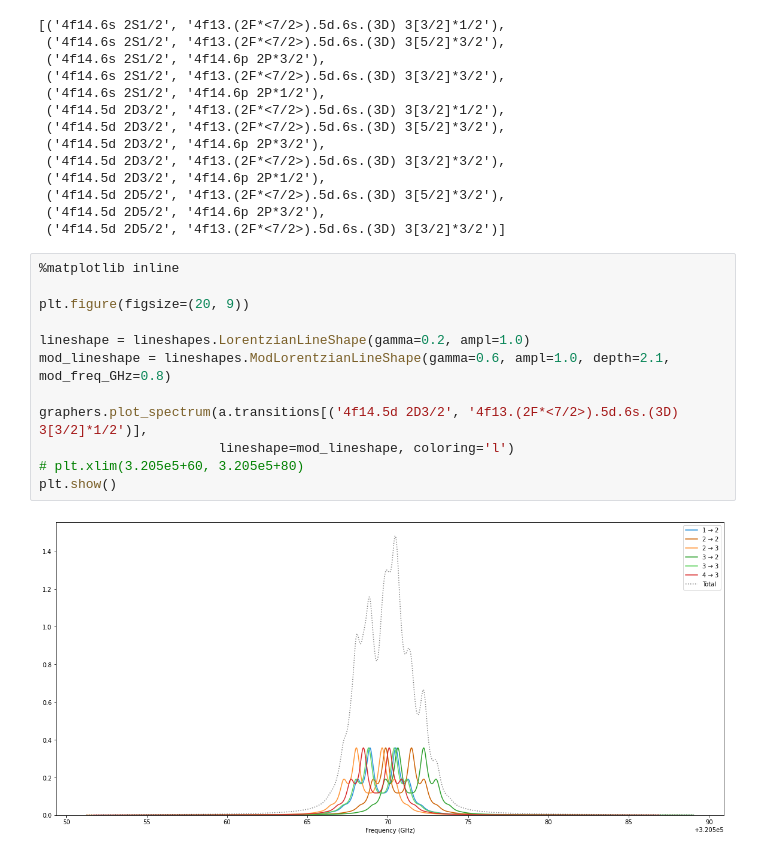
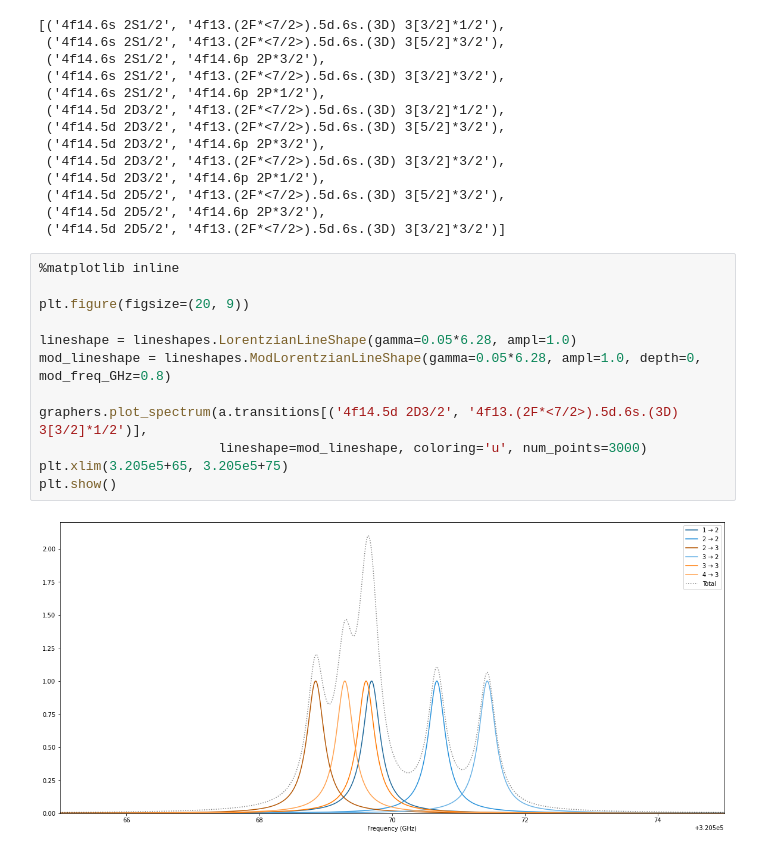
Before and after one commit to thomasdellaert/Atom-Toolkit, a Jupyter notebook: testing.ipynb, the cells around one changed output. Cells and saved outputs as stored; diff of their text form.

Commit message:
made LorentzianLineshape and ModLorentzianLineshape use consistent definitions of "width"

```diff
--- a/testing.ipynb
+++ b/testing.ipynb
@@ -113,14 +113,14 @@ pprint(a.list_transitions())
 # %%
 %matplotlib inline
 
 plt.figure(figsize=(20, 9))
 
-lineshape = lineshapes.LorentzianLineShape(gamma=0.2, ampl=1.0)
-mod_lineshape = lineshapes.ModLorentzianLineShape(gamma=0.6, ampl=1.0, depth=2.1, mod_freq_GHz=0.8)
+lineshape = lineshapes.LorentzianLineShape(gamma=0.05*6.28, ampl=1.0)
+mod_lineshape = lineshapes.ModLorentzianLineShape(gamma=0.05*6.28, ampl=1.0, depth=0, mod_freq_GHz=0.8)
 
 graphers.plot_spectrum(a.transitions[('4f14.5d 2D3/2', '4f13.(2F*<7/2>).5d.6s.(3D) 3[3/2]*1/2')],
-                       lineshape=mod_lineshape, coloring='l')
-# plt.xlim(3.205e5+60, 3.205e5+80)
+                       lineshape=mod_lineshape, coloring='u', num_points=3000)
+plt.xlim(3.205e5+65, 3.205e5+75)
 plt.show()
 # %% [output]
-[figure, old version]
+[figure, new version]
```
Also changed, not shown: 1 other file.
